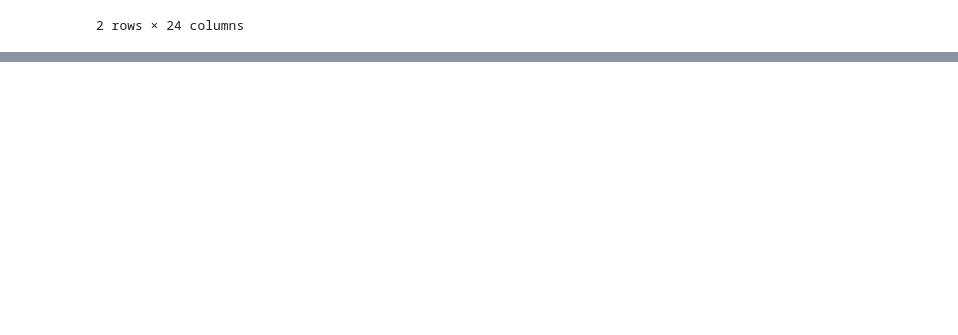
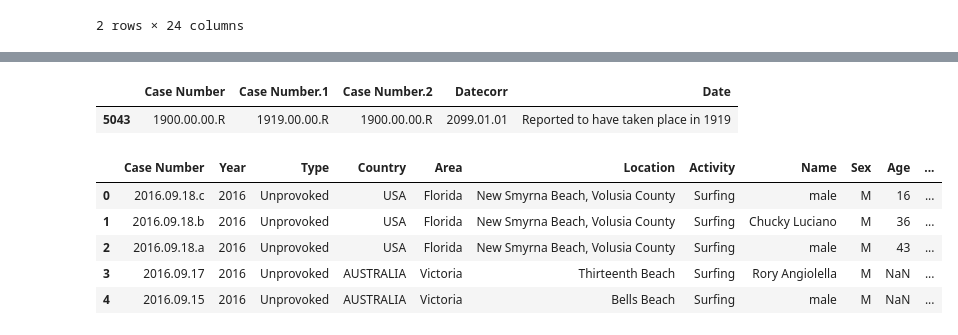
Before and after one commit to Llekie/ironhack-datalabs-dataparis0619-pt, a Jupyter notebook: module-1/pandas-project/your-code/challenge.ipynb, the cells around one changed output, grey strips where cells are left out. Saved outputs shown, nothing was run; the diff lists cells and outputs as text; code cells hidden in the pictures; blank space fills up the shorter version.

```diff
--- a/module-1/pandas-project/your-code/challenge.ipynb
+++ b/module-1/pandas-project/your-code/challenge.ipynb
@@ -390,0 +157,6 @@ data['datecorr2'] = pd.to_datetime(data['datecorr2'])
+# %%
+#complète les valeurs manquantes par une date fictive
+data['Datecorr'] = data['Datecorr'].fillna("01-Jan-2099")
+
+#Conversion du champ en format date.
+data['Datecorr'] = pd.to_datetime(data['Datecorr']).dt.strftime('%Y.%m.%d')
@@ -390,0 +219,5 @@ data['datecorr2'] = pd.to_datetime(data['datecorr2'])
+# %%
+comptdate = corrCaseNum[['DateCaseNb', 'DateCaseNb1', 'DateCaseNb2', 'Datecorr']].apply(lambda x: Counter(x).most_common(1)[0], axis = 1)
+datemaj = [x[0] for x in comptdate]
+print(datemaj)
+comptdate
@@ -390,0 +237,11 @@ data['datecorr2'] = pd.to_datetime(data['datecorr2'])
+# %%
+#on vérifie les éventuels doublons sur les dates à étudier.
+#Pour ça, on commence par supprimer les dates des ID qu'on veut traiter, pour ne pas les identifier comme des doublons.
+vals_case_num = pd.Series(data['Case Number'])
+vals_case_num = vals_case_num.drop(comptdate.index)
+occurrences = []
+for i in comptdate.index:
+    for j in vals_case_num:
+        if j[:10] == str(comptdate[i][0][:10]):
+            occurrences.append(j)
+print(occurrences)
@@ -390,0 +321,11 @@ data['datecorr2'] = pd.to_datetime(data['datecorr2'])
+# %%
+#dataframe qui ne contient que les différences
+corr1 = corrCaseNum[corrCaseNum['Case Number'].eq(corrCaseNum['Case Number.1']) == False]
+corr2 = corrCaseNum[corrCaseNum['Case Number'].eq(corrCaseNum['Case Number.2']) == False]
+listeerr = [corr1, corr2]
+corrCaseNum = pd.concat(listeerr)
+corrCaseNum = corrCaseNum.drop_duplicates()
+corrCaseNum[['Case Number', 'Case Number.1','Case Number.2', 'Datecorr', 'Date']]
+# %% [output]
+|  | Case Number | Case Number.1 | Case Number.2 | Datecorr | Date |
+| 5043 | 1900.00.00.R | 1919.00.00.R | 1900.00.00.R | 2099.01.01 | Reported to have taken place in 1919 |
@@ -390,0 +334,14 @@ data['datecorr2'] = pd.to_datetime(data['datecorr2'])
+# %%
+## SUPPRESSION DE TOUTES LES COLONNES INUTILES IDENTIFIEES JUSQUE LA
+data.drop(['Unnamed: 22', 'Unnamed: 23', 'href formula', 'Date', 'Datetemp','Case Number.1','Case Number.2'], axis = 1, inplace = True)
+# renommage de la nouvelle colonne Date
+data.rename(columns=lambda x: x.replace('Datecorr', 'Date'), inplace=True)
+# %%
+data.head(5)
+# %% [output]
+|  | Case Number | Year | Type | Country | Area | Location | Activity | Name | Sex | Age | ... |
+| 0 | 2016.09.18.c | 2016 | Unprovoked | USA | Florida | New Smyrna Beach, Volusia County | Surfing | male | M | 16 | ... |
+| 1 | 2016.09.18.b | 2016 | Unprovoked | USA | Florida | New Smyrna Beach, Volusia County | Surfing | Chucky Luciano | M | 36 | ... |
+| 2 | 2016.09.18.a | 2016 | Unprovoked | USA | Florida | New Smyrna Beach, Volusia County | Surfing | male | M | 43 | ... |
+| 3 | 2016.09.17 | 2016 | Unprovoked | AUSTRALIA | Victoria | Thirteenth Beach | Surfing | Rory Angiolella | M | NaN | ... |
+| 4 | 2016.09.15 | 2016 | Unprovoked | AUSTRALIA | Victoria | Bells Beach | Surfing | male | M | NaN | ... |
```
Also changed, not shown: parts of 47 cells of this notebook, 4 other files.
